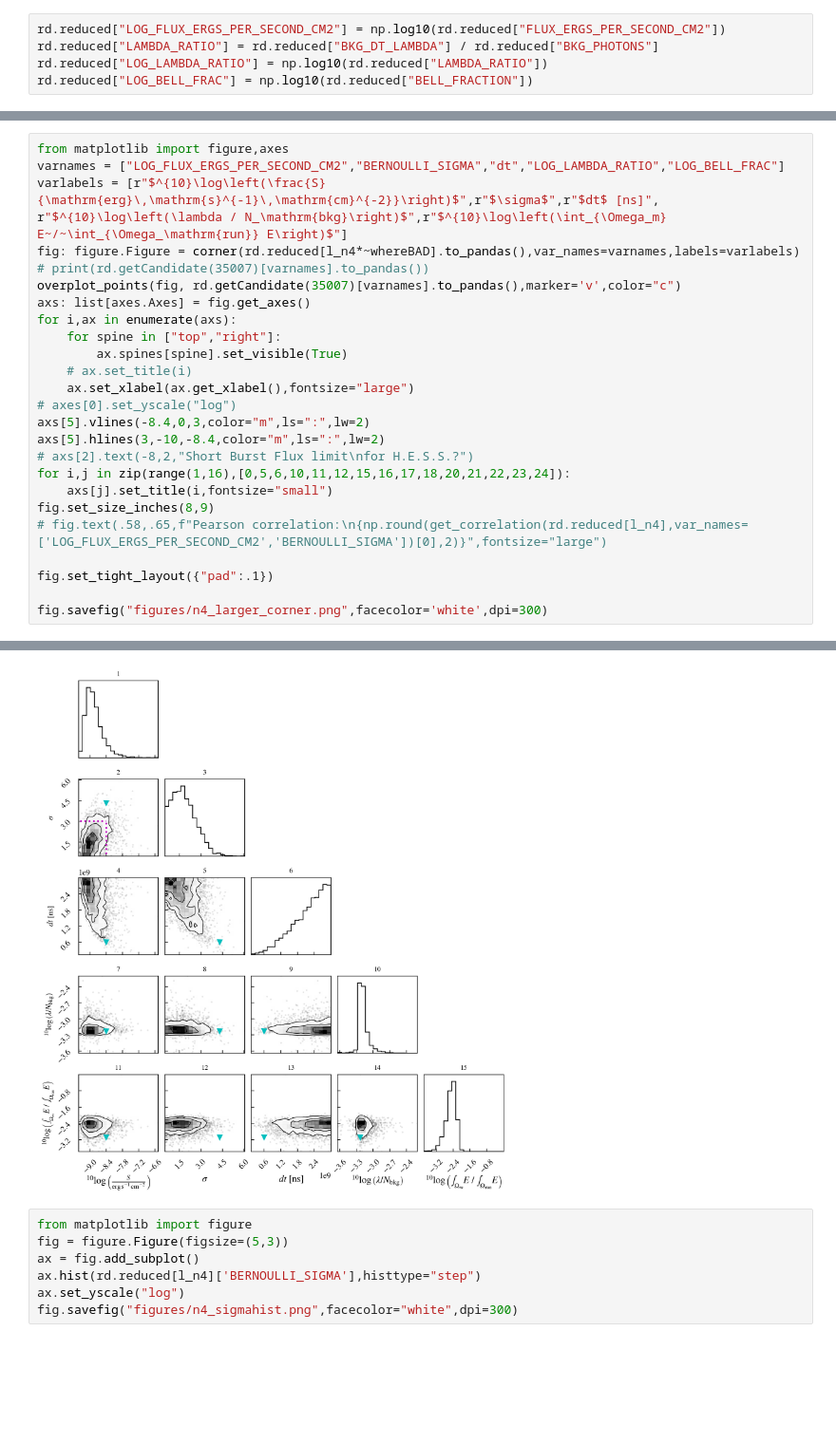
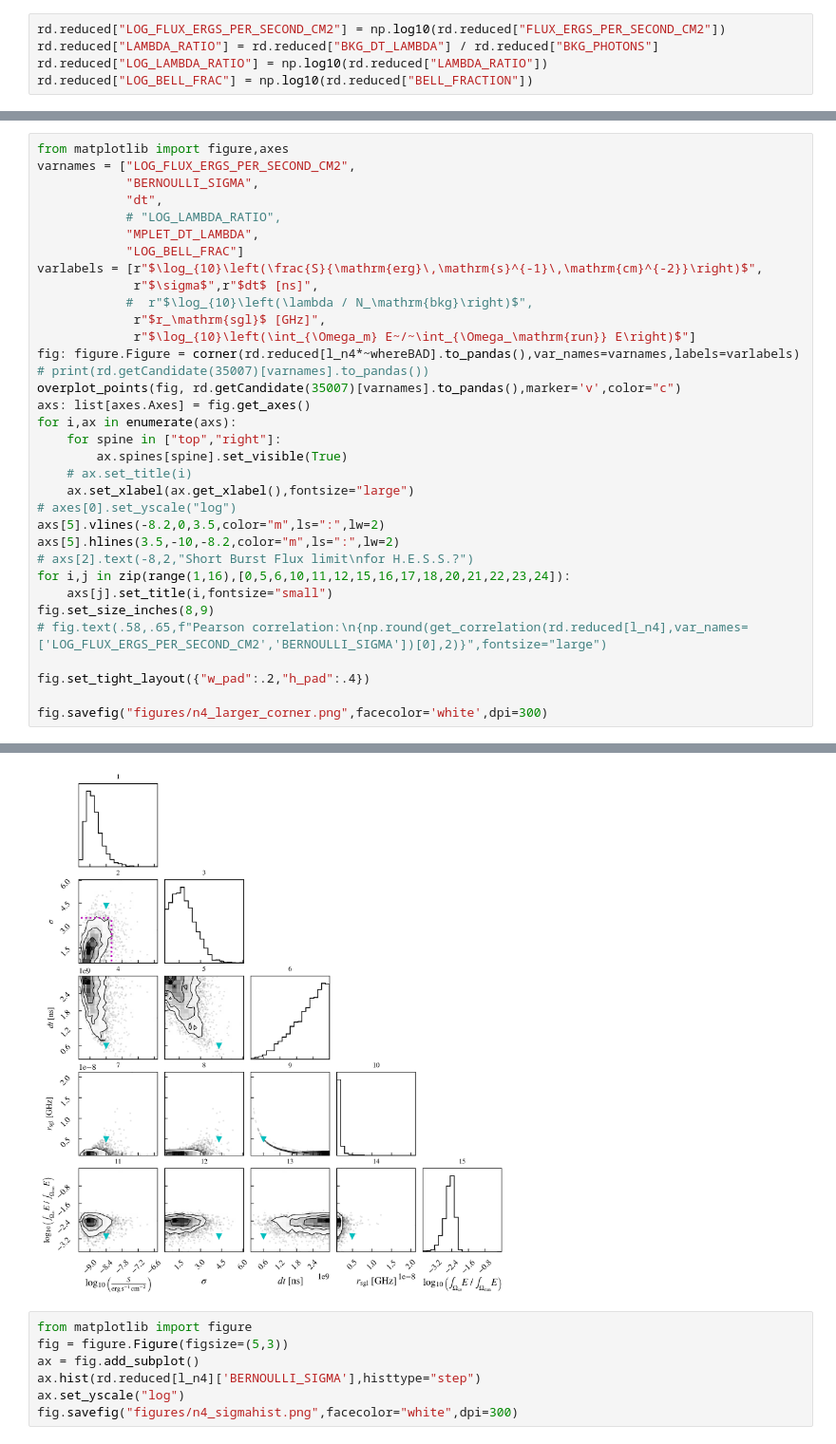
Before and after one commit to annanayjaitly/gamma_transients, a Jupyter notebook: testing/n4_analysis.ipynb, the cells around one changed output, grey strips where cells are left out. Shown at 95% size. Saved outputs shown, nothing was run; the diff lists cells and outputs as text; blank space fills up the shorter version.

```diff
--- a/testing/n4_analysis.ipynb
+++ b/testing/n4_analysis.ipynb
@@ -82,7 +75,16 @@ plt.hist(rd.reduced[whereBAD * l_n4]["BERNOULLI_P"])
 # %%
 from matplotlib import figure,axes
-varnames = ["LOG_FLUX_ERGS_PER_SECOND_CM2","BERNOULLI_SIGMA","dt","LOG_LAMBDA_RATIO","LOG_BELL_FRAC"]
-varlabels = [r"$^{10}\log\left(\frac{S}{\mathrm{erg}\,\mathrm{s}^{-1}\,\mathrm{cm}^{-2}}\right)$",r"$\sigma$",r"$dt$ [ns]", r"$^{10}\log\left(\lambda / N_\mathrm{bkg}\right)$",r"$^{10}\log\left(\int_{\Omega_m} E~/~\int_{\Omega_\mathrm{run}} E\right)$"]
+varnames = ["LOG_FLUX_ERGS_PER_SECOND_CM2",
+            "BERNOULLI_SIGMA",
+            "dt",
+            # "LOG_LAMBDA_RATIO",
+            "MPLET_DT_LAMBDA",
+            "LOG_BELL_FRAC"]
+varlabels = [r"$\log_{10}\left(\frac{S}{\mathrm{erg}\,\mathrm{s}^{-1}\,\mathrm{cm}^{-2}}\right)$",
+             r"$\sigma$",r"$dt$ [ns]",
+            #  r"$\log_{10}\left(\lambda / N_\mathrm{bkg}\right)$",
+             r"$r_\mathrm{sgl}$ [GHz]",
+             r"$\log_{10}\left(\int_{\Omega_m} E~/~\int_{\Omega_\mathrm{run}} E\right)$"]
 fig: figure.Figure = corner(rd.reduced[l_n4*~whereBAD].to_pandas(),var_names=varnames,labels=varlabels)
 # print(rd.getCandidate(35007)[varnames].to_pandas())
 overplot_points(fig, rd.getCandidate(35007)[varnames].to_pandas(),marker='v',color="c")
@@ -93,15 +95,15 @@ for i,ax in enumerate(axs):
     # ax.set_title(i)
     ax.set_xlabel(ax.get_xlabel(),fontsize="large")
 # axes[0].set_yscale("log")
-axs[5].vlines(-8.4,0,3,color="m",ls=":",lw=2)
-axs[5].hlines(3,-10,-8.4,color="m",ls=":",lw=2)
+axs[5].vlines(-8.2,0,3.5,color="m",ls=":",lw=2)
+axs[5].hlines(3.5,-10,-8.2,color="m",ls=":",lw=2)
 # axs[2].text(-8,2,"Short Burst Flux limit\nfor H.E.S.S.?")
 for i,j in zip(range(1,16),[0,5,6,10,11,12,15,16,17,18,20,21,22,23,24]):
     axs[j].set_title(i,fontsize="small")
 fig.set_size_inches(8,9)
 # fig.text(.58,.65,f"Pearson correlation:\n{np.round(get_correlation(rd.reduced[l_n4],var_names=['LOG_FLUX_ERGS_PER_SECOND_CM2','BERNOULLI_SIGMA'])[0],2)}",fontsize="large")
 
-fig.set_tight_layout({"pad":.1})
+fig.set_tight_layout({"w_pad":.2,"h_pad":.4})
 
 fig.savefig("figures/n4_larger_corner.png",facecolor='white',dpi=300)
 # %% [output]
@@ -109,4 +113,4 @@ Pandas support in corner is deprecated; use ArviZ directly
-[figure, old version]
+[figure, new version]
 # %%
 from matplotlib import figure
 fig = figure.Figure(figsize=(5,3))
```
Also changed, not shown: parts of 12 cells of this notebook, 1 other file.
